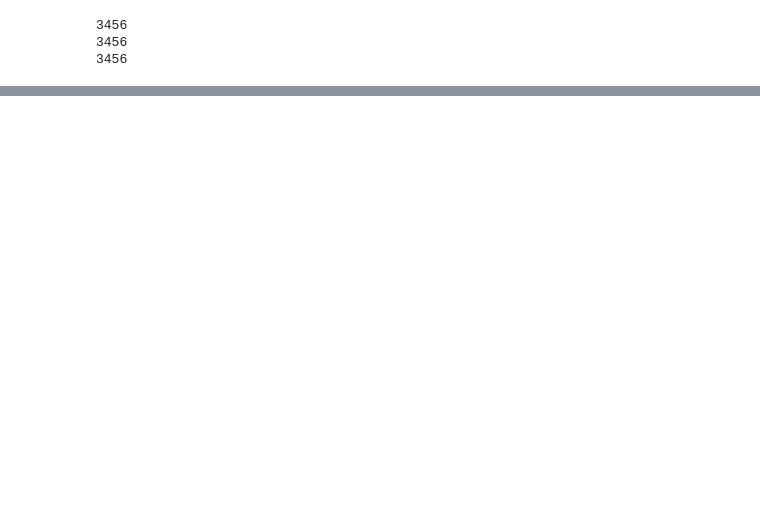
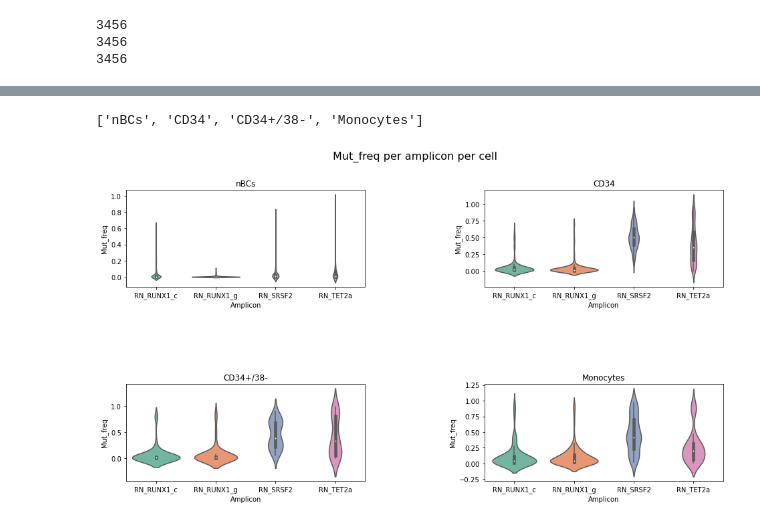
Before and after one commit to AnnatinaSchnegg/AS_amplicons, a Jupyter notebook: Code/Read and amplicon summaries.ipynb, the cells around one changed output, grey strips where cells are left out. Saved outputs shown, nothing was run; the diff lists cells and outputs as text; code cells hidden in the pictures; blank space fills up the shorter version.

```diff
--- a/Code/Read and amplicon summaries.ipynb
+++ b/Code/Read and amplicon summaries.ipynb
@@ -316,0 +380,42 @@ EL_amps_plate
+# %%
+#Calculates the allele frequency
+#test5 is the df in the right format for plotting
+test4 = test3
+test4 = test4.iloc[:, 0:1].unstack(level = 3)
+test4['Total'] = test4.iloc[: , 0] + test4.iloc[: , 1]
+test4['Mut_freq'] = test4.iloc[:, 0]/test4['Total']
+test5 = test4.drop(columns = ['Reads', 'Total'])
+test5['Plate'] = test5.index.get_level_values(0)
+test5['Amplicon'] = test5.index.get_level_values(2)
+test5['Cell_type'] = test5['Plate'].replace(plate_cell_dict)
+test5['Well'] = test5.index.get_level_values(1)
+test5['Plate_Well'] = test5['Plate'].astype(str) + '_' + test5['Well'].astype(str)
+test5.to_csv('../Results/Geno_counts/geno_counts_frequencies.tsv', index = None, sep = '\t')
+test4.to_csv('../Results/Geno_counts/geno_counts_frequencies_raw_reads.tsv', index = None, sep = '\t')
+#Next - reassign cell type and plot allele frequencies in total and then by cell type
+# %%
+#Make a list of cell types
+#Note there are no neutrophils because the RUNX1_c amplicon isn't great (probably not expressed)
+celltypes = test5['Cell_type'].drop_duplicates().to_list()
+celltypes
+# %% [output]
+['nBCs', 'CD34', 'CD34+/38-', 'Monocytes']
+# %%
+#Plot wells by cell type
+fig, ax = plt.subplots(2,2, figsize = (16, 8))
+fig.subplots_adjust(hspace = 1, wspace=.5)
+ax = ax.ravel()
+
+count = -1
+
+for cell in celltypes:
+    count = count + 1
+    ax[count] = sns.violinplot(x='Amplicon', y='Mut_freq', data=test5.loc[test5['Cell_type'].isin([cell])], ax = ax[count], palette = 'Set2')
+    ax[count].set_title(str(cell))
+
+fig.suptitle('Mut_freq per amplicon per cell', fontsize=16)
+fig.savefig('../Results/Geno_counts/All_mut_freq_per_amplicon.png',dpi=600)
+
+#plt.close() #Plot just goes to file and isn't displayed
+# %% [output]
+[figure, added]
```
Also changed, not shown: parts of 26 cells of this notebook, 14 other files.
